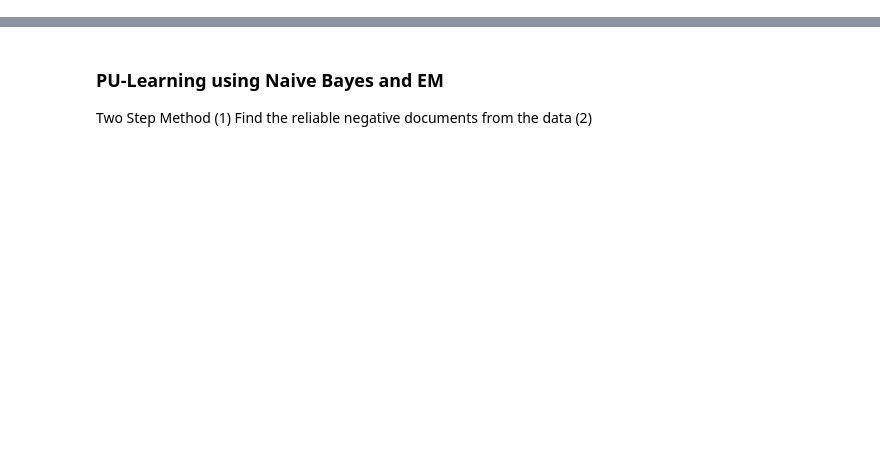
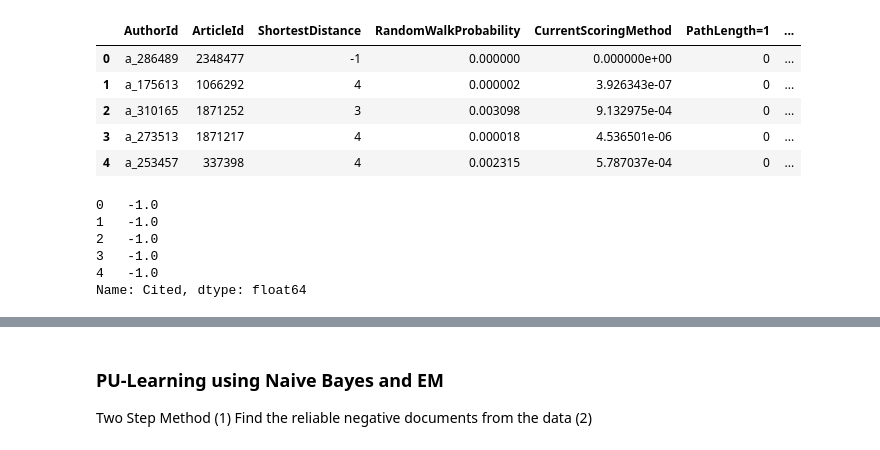
Before and after one commit to anwarsk/Graph-Mining-Project, a Jupyter notebook: python-notebooks/PU_Learning.ipynb, the cells around one changed output, grey strips where cells are left out. Drawn from its saved outputs; the diff is of its cells as text; code cells hidden in the pictures; blank space fills up the shorter version.

```diff
--- a/python-notebooks/PU_Learning.ipynb
+++ b/python-notebooks/PU_Learning.ipynb
@@ -147,0 +191,13 @@ class PUAdapter(object):
+# %%
+X = X_unlabled.append(X_positive)
+# %%
+X = X.reset_index(drop=True)
+# %%
+X.head()
+# %% [output]
+|  | AuthorId | ArticleId | ShortestDistance | RandomWalkProbability | CurrentScoringMethod | PathLength=1 | ... |
+| 0 | a_286489 | 2348477 | -1 | 0.000000 | 0.000000e+00 | 0 | ... |
+| 1 | a_175613 | 1066292 | 4 | 0.000002 | 3.926343e-07 | 0 | ... |
+| 2 | a_310165 | 1871252 | 3 | 0.003098 | 9.132975e-04 | 0 | ... |
+| 3 | a_273513 | 1871217 | 4 | 0.000018 | 4.536501e-06 | 0 | ... |
+| 4 | a_253457 | 337398 | 4 | 0.002315 | 5.787037e-04 | 0 | ... |
@@ -147,0 +208,9 @@ class PUAdapter(object):
+# %%
+y.head()
+# %% [output]
+0   -1.0
+1   -1.0
+2   -1.0
+3   -1.0
+4   -1.0
+Name: Cited, dtype: float64
```
Also changed, not shown: parts of 49 cells of this notebook.
